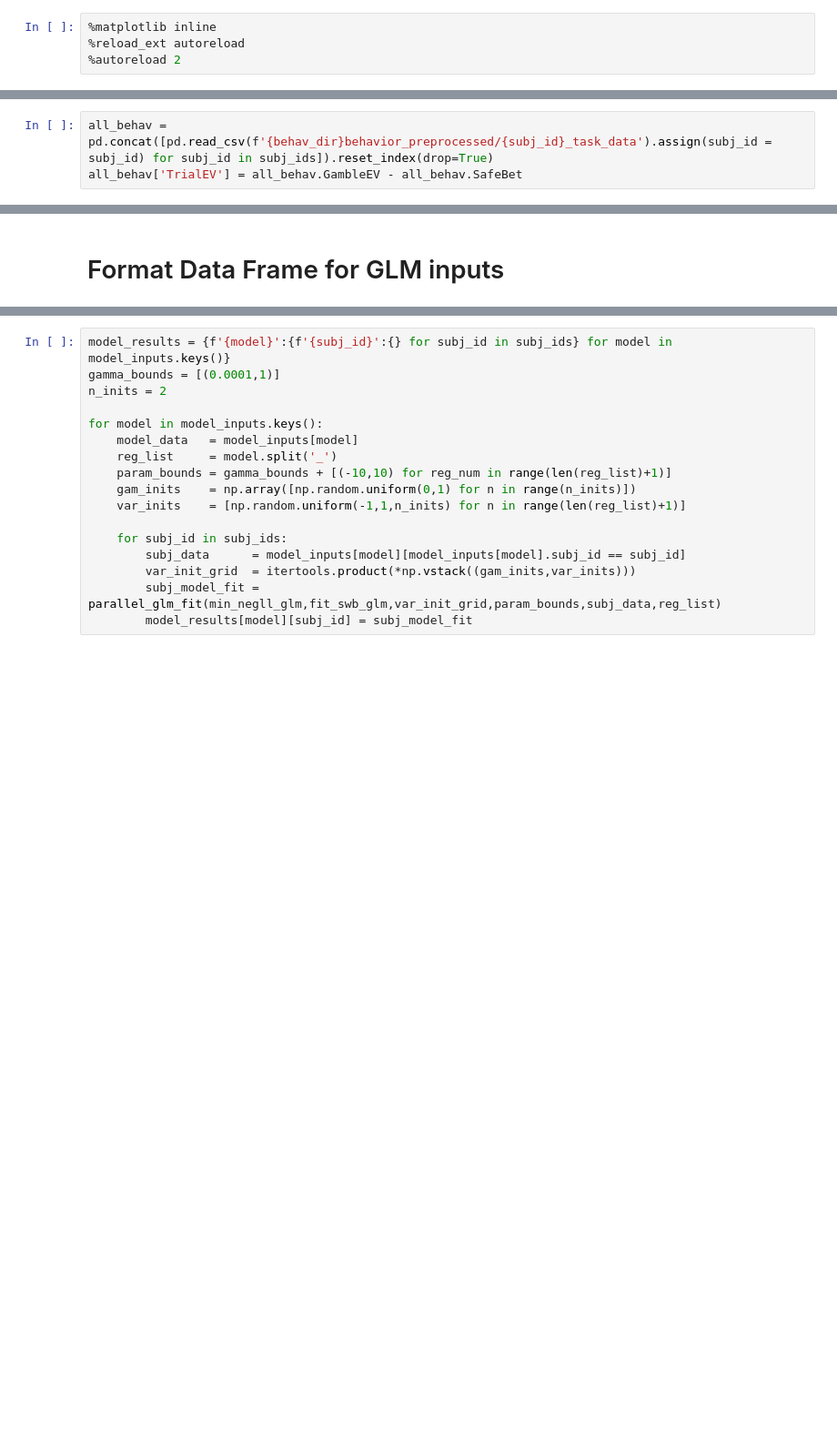
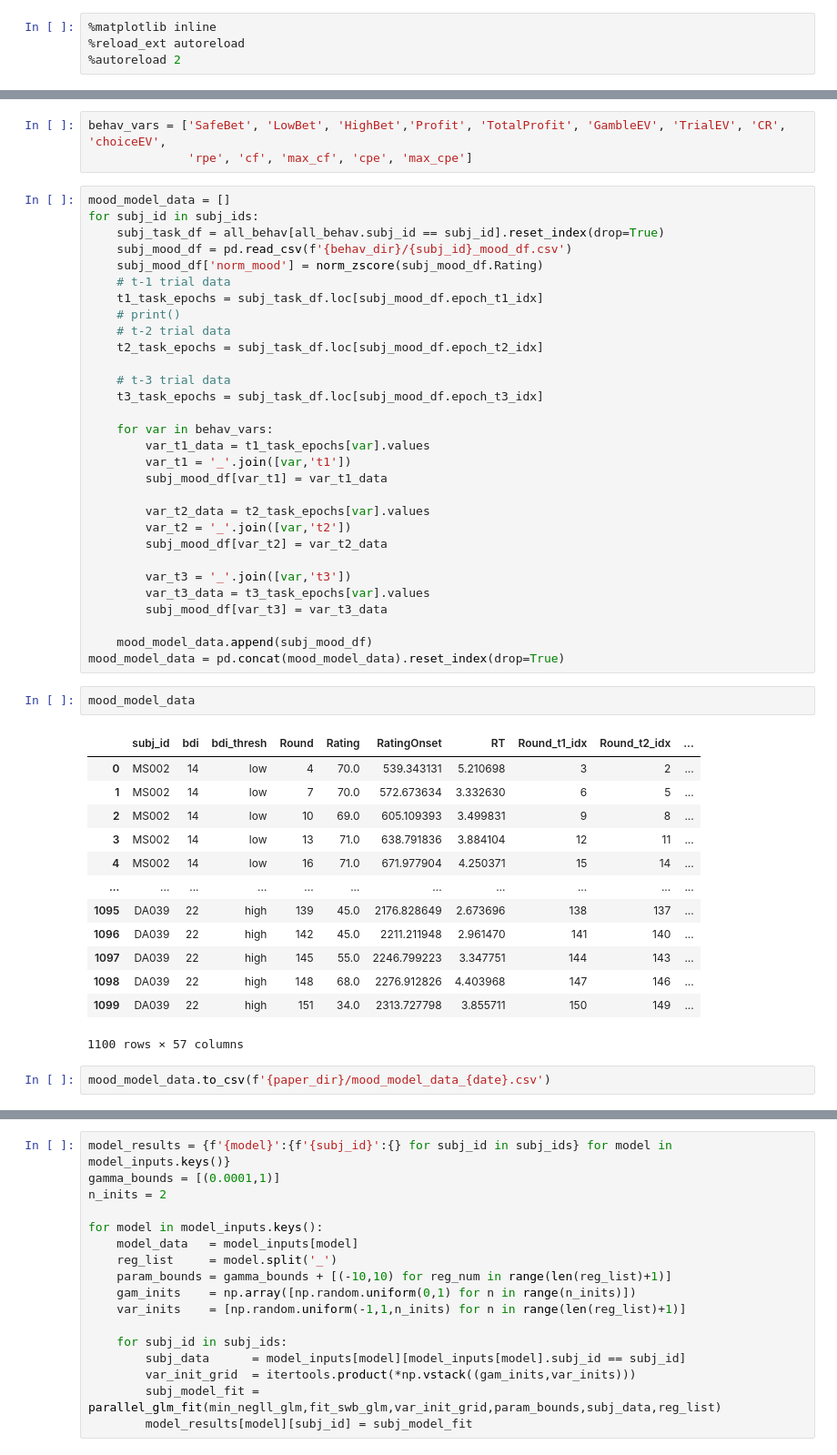
Before and after one commit to aliefink/swb_behav_models, a Jupyter notebook: scripts/mood_models copy.ipynb, the cells around one changed output, grey strips where cells are left out. Shown at 91% size. Drawn from its saved outputs; the diff is of its cells as text; blank space fills up the shorter version.

```diff
--- a/scripts/mood_models copy.ipynb
+++ b/scripts/mood_models copy.ipynb
@@ -162,3 +107,0 @@ all_behav
-# %%
-all_behav = pd.concat([pd.read_csv(f'{behav_dir}behavior_preprocessed/{subj_id}_task_data').assign(subj_id = subj_id) for subj_id in subj_ids]).reset_index(drop=True)
-all_behav['TrialEV'] = all_behav.GambleEV - all_behav.SafeBet
@@ -199,3 +108,52 @@ all_behav
-# %% [markdown]
-# Format Data Frame for GLM inputs
+# %%
+behav_vars = ['SafeBet', 'LowBet', 'HighBet','Profit', 'TotalProfit', 'GambleEV', 'TrialEV', 'CR', 'choiceEV',
+              'rpe', 'cf', 'max_cf', 'cpe', 'max_cpe']
+# %%
+mood_model_data = []
+for subj_id in subj_ids:
+    subj_task_df = all_behav[all_behav.subj_id == subj_id].reset_index(drop=True)
+    subj_mood_df = pd.read_csv(f'{behav_dir}/{subj_id}_mood_df.csv')
+    subj_mood_df['norm_mood'] = norm_zscore(subj_mood_df.Rating)
+    # t-1 trial data
+    t1_task_epochs = subj_task_df.loc[subj_mood_df.epoch_t1_idx]
+    # print()
+    # t-2 trial data
+    t2_task_epochs = subj_task_df.loc[subj_mood_df.epoch_t2_idx]
+
+    # t-3 trial data
+    t3_task_epochs = subj_task_df.loc[subj_mood_df.epoch_t3_idx]
+
+    for var in behav_vars:
+        var_t1_data = t1_task_epochs[var].values
+        var_t1 = '_'.join([var,'t1'])
+        subj_mood_df[var_t1] = var_t1_data
+
+        var_t2_data = t2_task_epochs[var].values
+        var_t2 = '_'.join([var,'t2'])
+        subj_mood_df[var_t2] = var_t2_data
+
+        var_t3 = '_'.join([var,'t3'])
+        var_t3_data = t3_task_epochs[var].values
+        subj_mood_df[var_t3] = var_t3_data
+
+    mood_model_data.append(subj_mood_df)
+mood_model_data = pd.concat(mood_model_data).reset_index(drop=True)
+# %%
+mood_model_data
+# %% [output]
+|  | subj_id | bdi | bdi_thresh | Round | Rating | RatingOnset | RT | Round_t1_idx | Round_t2_idx | ... |
+| 0 | MS002 | 14 | low | 4 | 70.0 | 539.343131 | 5.210698 | 3 | 2 | ... |
+| 1 | MS002 | 14 | low | 7 | 70.0 | 572.673634 | 3.332630 | 6 | 5 | ... |
+| 2 | MS002 | 14 | low | 10 | 69.0 | 605.109393 | 3.499831 | 9 | 8 | ... |
+| 3 | MS002 | 14 | low | 13 | 71.0 | 638.791836 | 3.884104 | 12 | 11 | ... |
+| 4 | MS002 | 14 | low | 16 | 71.0 | 671.977904 | 4.250371 | 15 | 14 | ... |
+| ... | ... | ... | ... | ... | ... | ... | ... | ... | ... | ... |
+| 1095 | DA039 | 22 | high | 139 | 45.0 | 2176.828649 | 2.673696 | 138 | 137 | ... |
+| 1096 | DA039 | 22 | high | 142 | 45.0 | 2211.211948 | 2.961470 | 141 | 140 | ... |
+| 1097 | DA039 | 22 | high | 145 | 55.0 | 2246.799223 | 3.347751 | 144 | 143 | ... |
+| 1098 | DA039 | 22 | high | 148 | 68.0 | 2276.912826 | 4.403968 | 147 | 146 | ... |
+| 1099 | DA039 | 22 | high | 151 | 34.0 | 2313.727798 | 3.855711 | 150 | 149 | ... |
+1100 rows × 57 columns
+# %%
+mood_model_data.to_csv(f'{paper_dir}/mood_model_data_{date}.csv')
 # %% [markdown]
```
Also changed, not shown: parts of 39 cells of this notebook, 4 other files.
